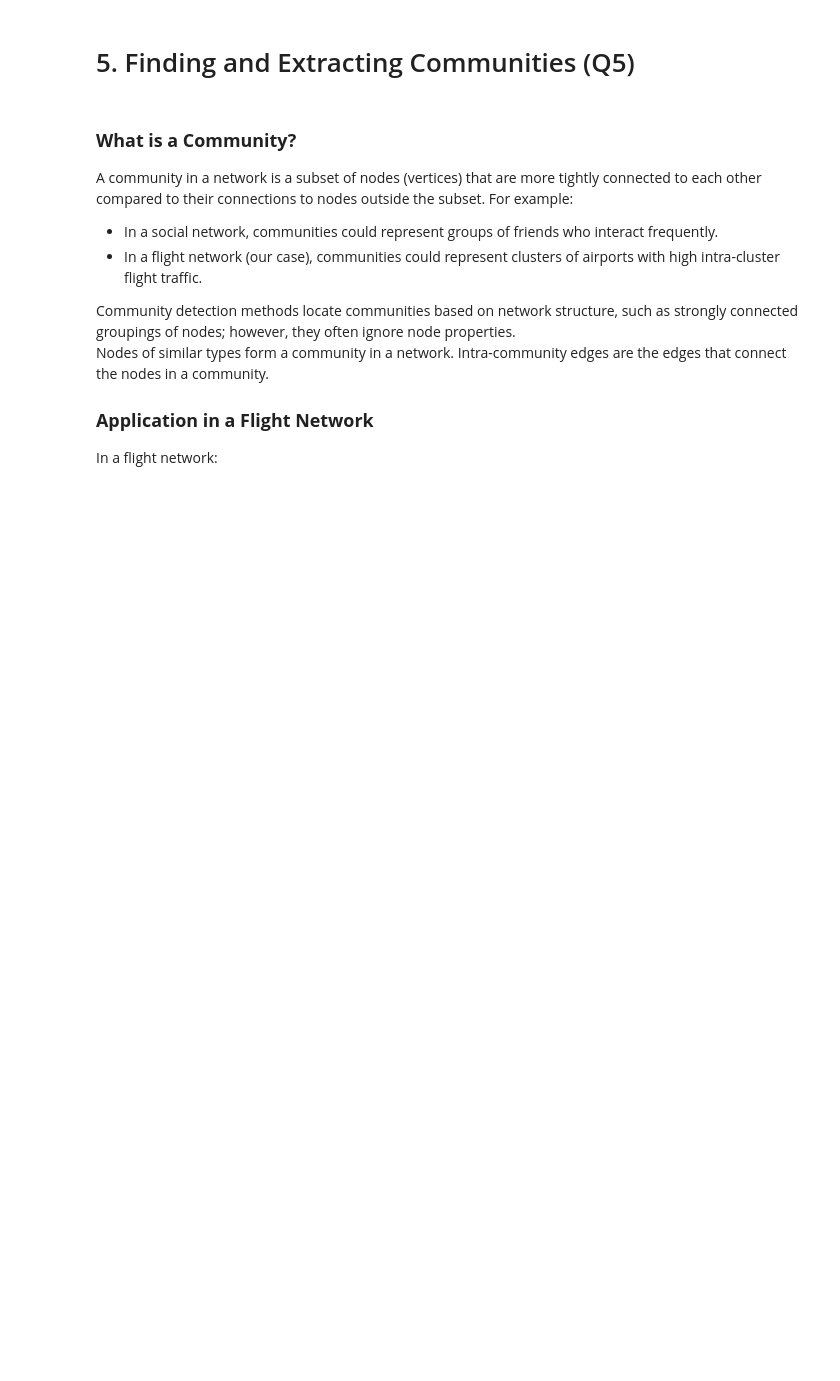
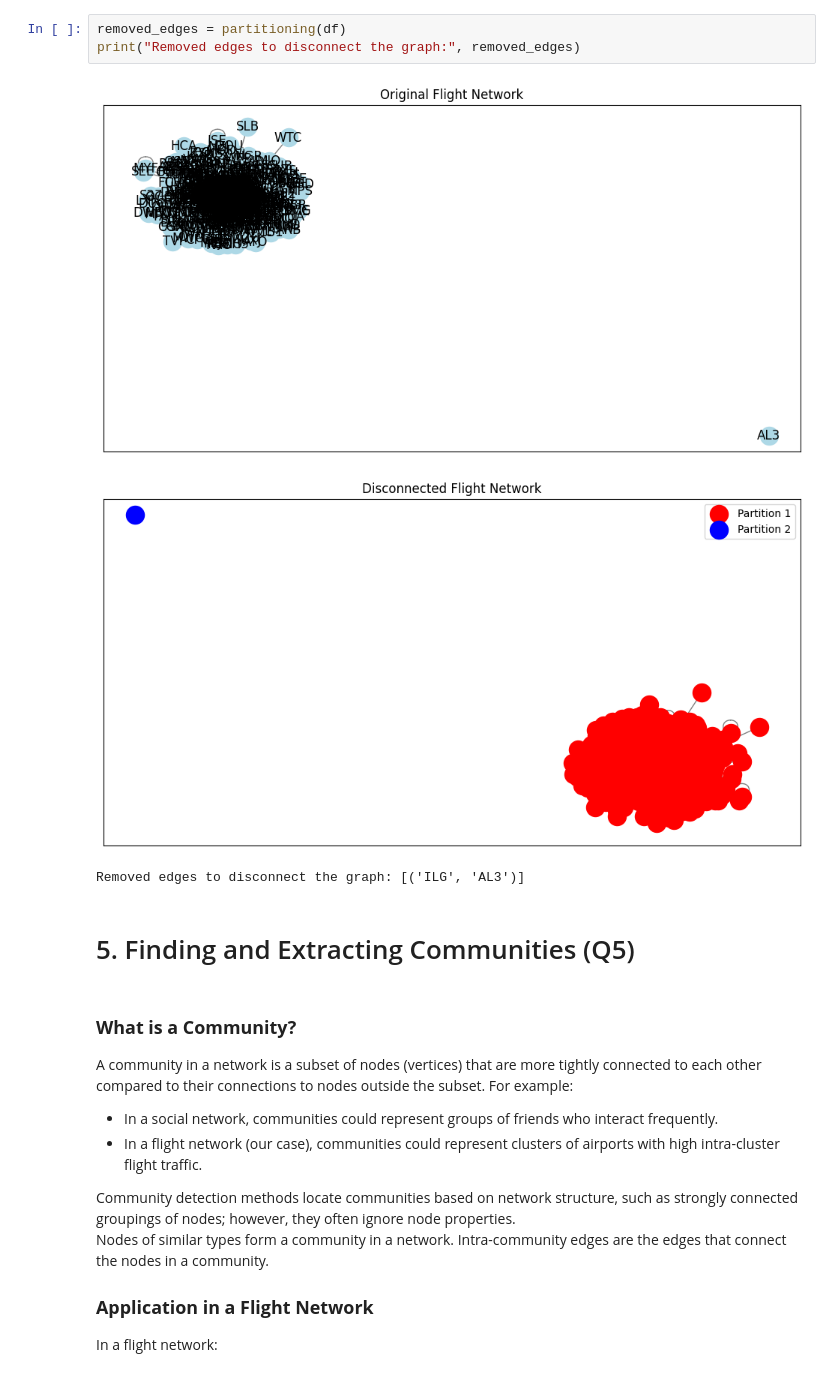
Before and after one commit to GabrielPinos/ADM_HW5, a Jupyter notebook: Question5.ipynb, the cells around one changed output. Drawn from its saved outputs; the diff is of its cells as text; blank space fills up the shorter version.

```diff
--- a/Question5.ipynb
+++ b/Question5.ipynb
@@ -1,3 +91,10 @@
+# %%
+removed_edges = partitioning(df)
+print("Removed edges to disconnect the graph:", removed_edges)
+# %% [output]
+[figure, added]
+[figure, added]
+Removed edges to disconnect the graph: [('ILG', 'AL3')]
 # %% [markdown]
 # 5. Finding and Extracting Communities (Q5)
 # %% [markdown]
```
Also changed, not shown: parts of 8 cells of this notebook.
